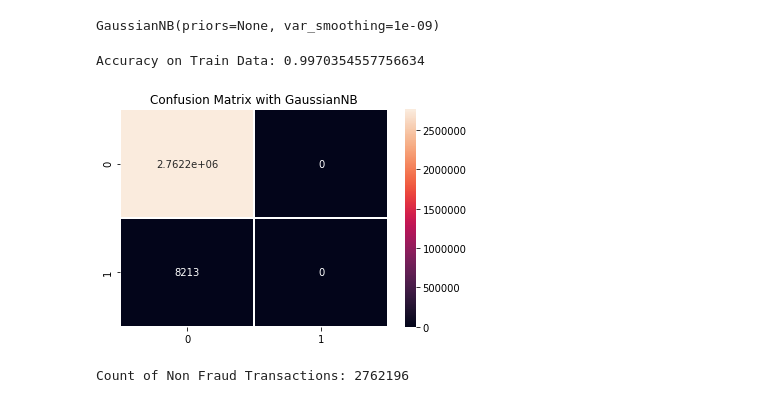
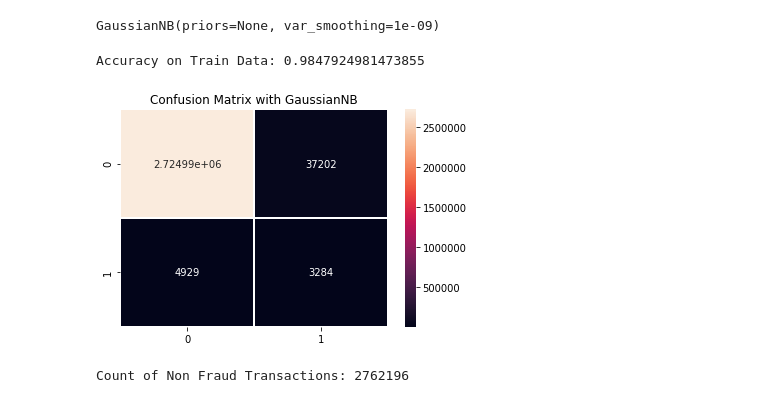
Before and after one commit to ajain0395/fraud-detection, a Jupyter notebook: Code/sml_project.ipynb, the cells around one changed output. Saved outputs shown, nothing was run; the diff lists cells and outputs as text; code cells hidden in the pictures.

```diff
--- a/Code/sml_project.ipynb
+++ b/Code/sml_project.ipynb
@@ -247,12 +241,12 @@ clf.fit(np.array(train_data),np.array(train_labels).astype(int))
 # %% [output]
 GaussianNB(priors=None, var_smoothing=1e-09)
 # %%
-y = clf.predict(np.array(train_labels).astype(int))
+y = clf.predict(np.array(train_data))
 print "Accuracy on Train Data: " +str( accuracy_score(y,np.array(train_labels).astype(int)))
-heatmap(getConfusionMat(y,np.array(train_labels.isFraud).astype(int),2),title2=" with GaussianNB")
+heatmap(getConfusionMat(predicted=y,actual=np.array(train_labels.isFraud).astype(int),classcount=2),title2=" with GaussianNB")
 # %% [output]
-Accuracy on Train Data: 0.9970354557756634
+Accuracy on Train Data: 0.9847924981473855
-[figure, old version]
+[figure, new version]
 # %%
 print "Count of Non Fraud Transactions: " +str(list(np.array(train_labels).astype(int)).count(0))
 # %% [output]
```
Also changed, not shown: parts of 9 cells of this notebook, 8 other files.
